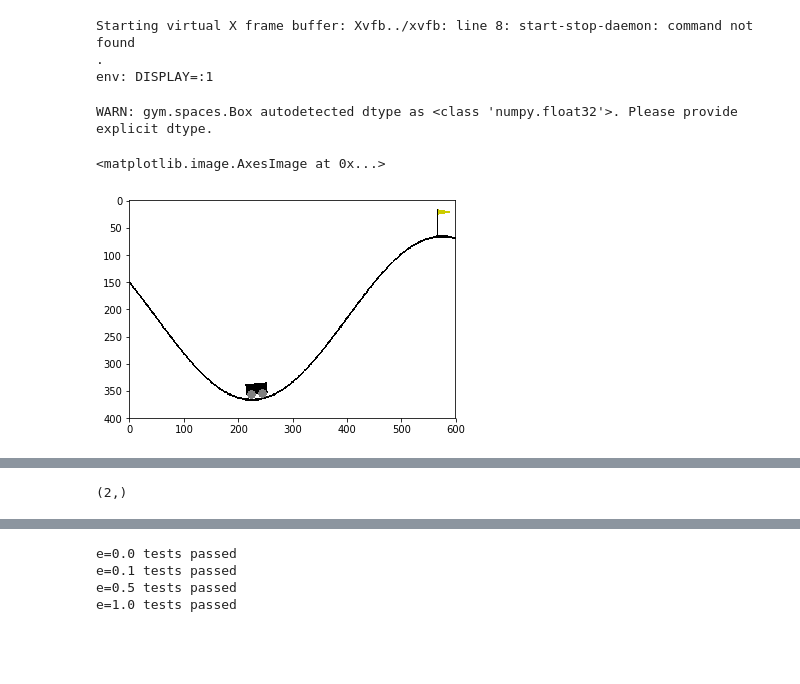
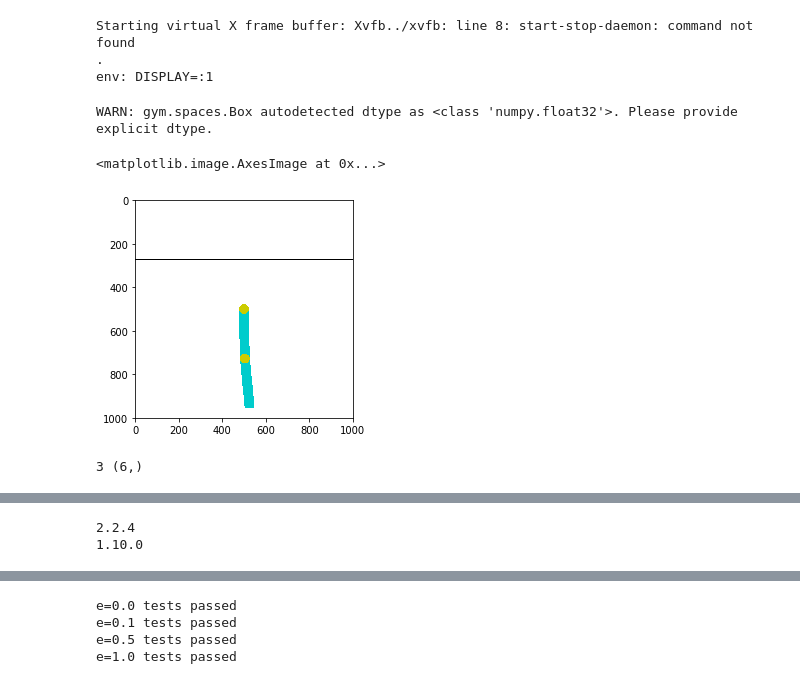
Before and after one commit to tierex/Practical_RL, a Jupyter notebook: week4_approx/practice_approx_qlearning.ipynb, the cells around one changed output, grey strips where cells are left out. Cells and saved outputs as stored; diff of their text form; code cells hidden in the pictures; blank space fills up the shorter version.

```diff
--- a/week4_approx/practice_approx_qlearning.ipynb
+++ b/week4_approx/practice_approx_qlearning.ipynb
@@ -21,16 +21,21 @@ import pandas as pd
 import matplotlib.pyplot as plt
 %matplotlib inline
 # %%
-env = gym.make("MountainCar-v0").env
+# env = gym.make("CartPole-v1").env
+env = gym.make("Acrobot-v1").env
 env.reset()
 n_actions = env.action_space.n
 state_dim = env.observation_space.shape
 
 plt.imshow(env.render("rgb_array"))
 # %% [output]
 WARN: gym.spaces.Box autodetected dtype as <class 'numpy.float32'>. Please provide explicit dtype.
 <matplotlib.image.AxesImage at 0x...>
-[figure, old version]
+[figure, new version]
+# %%
+print(n_actions, state_dim)
+# %% [output]
+3 (6,)
 # %% [markdown]
 # Approximate (deep) Q-learning: building the network
 
@@ -53,10 +58,12 @@ import keras.layers as L
 tf.reset_default_graph()
 sess = tf.InteractiveSession()
 keras.backend.set_session(sess)
-# %%
-state_dim
-# %% [output]
-(2,)
+# %%
+print(keras.__version__)
+print(tf.__version__)
+# %% [output]
+2.2.4
+1.10.0
 # %%
 network = keras.models.Sequential()
 network.add(L.InputLayer(state_dim))
```
Also changed, not shown: parts of 3 cells of this notebook, 25 other files.
